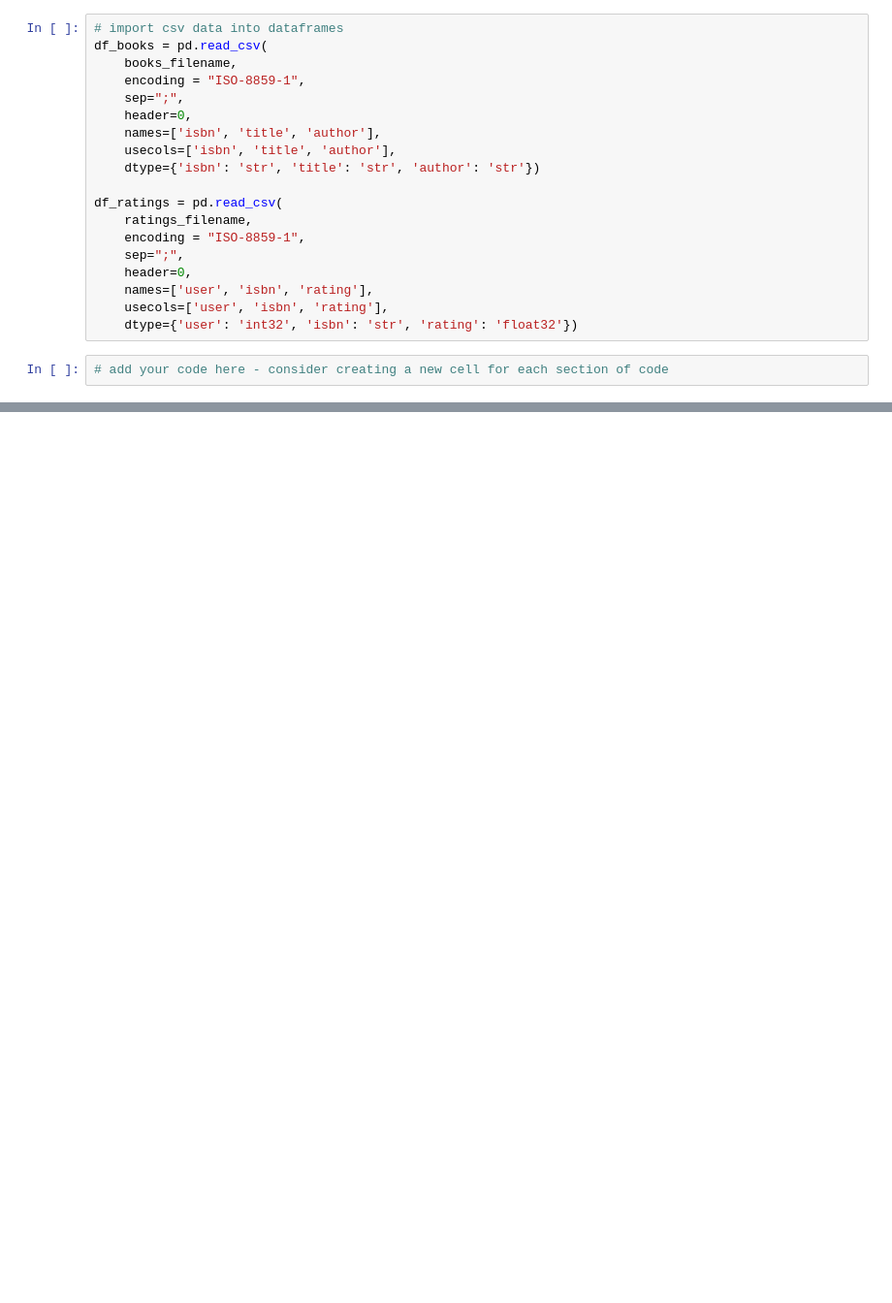
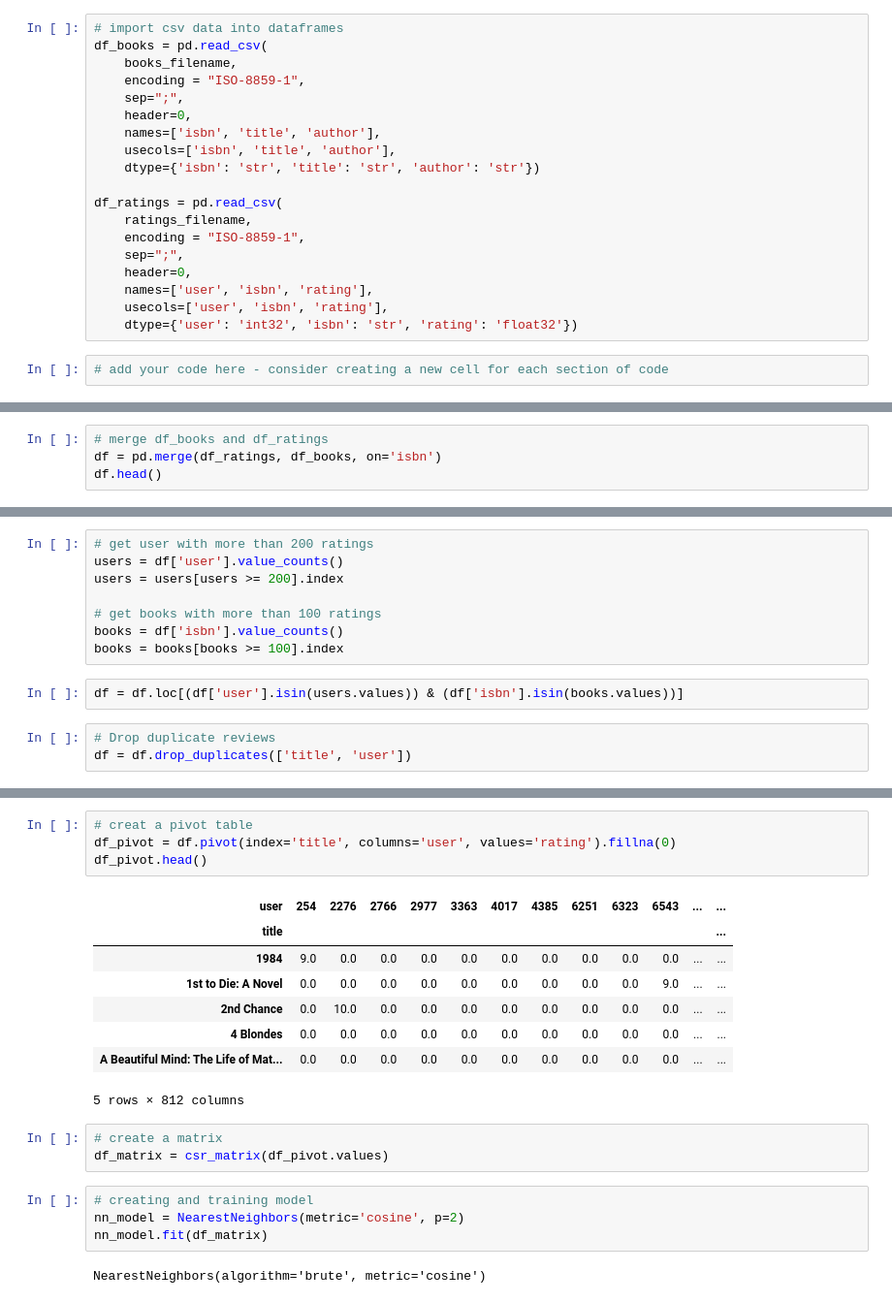
Before and after one commit to abdulganiyMK007/freeCodeCamp-Project-Files, a Jupyter notebook: fcc_book_recommendation_knn.ipynb, the cells around one changed output, grey strips where cells are left out. Shown at 97% size. Drawn from its saved outputs; the diff is of its cells as text; blank space fills up the shorter version.

```diff
--- a/fcc_book_recommendation_knn.ipynb
+++ b/fcc_book_recommendation_knn.ipynb
@@ -164,0 +55,4 @@ def get_recommends(book = ""):
+# %%
+# merge df_books and df_ratings
+df = pd.merge(df_ratings, df_books, on='isbn')
+df.head()
@@ -164,0 +70,13 @@ def get_recommends(book = ""):
+# %%
+# get user with more than 200 ratings
+users = df['user'].value_counts()
+users = users[users >= 200].index
+
+# get books with more than 100 ratings
+books = df['isbn'].value_counts()
+books = books[books >= 100].index
+# %%
+df = df.loc[(df['user'].isin(users.values)) & (df['isbn'].isin(books.values))]
+# %%
+# Drop duplicate reviews
+df = df.drop_duplicates(['title', 'user'])
@@ -164,0 +93,22 @@ def get_recommends(book = ""):
+# %%
+# creat a pivot table
+df_pivot = df.pivot(index='title', columns='user', values='rating').fillna(0)
+df_pivot.head()
+# %% [output]
+| user | 254 | 2276 | 2766 | 2977 | 3363 | 4017 | 4385 | 6251 | 6323 | 6543 | ... | ... |
+| title |  |  |  |  |  |  |  |  |  |  |  | ... |
+| 1984 | 9.0 | 0.0 | 0.0 | 0.0 | 0.0 | 0.0 | 0.0 | 0.0 | 0.0 | 0.0 | ... | ... |
+| 1st to Die: A Novel | 0.0 | 0.0 | 0.0 | 0.0 | 0.0 | 0.0 | 0.0 | 0.0 | 0.0 | 9.0 | ... | ... |
+| 2nd Chance | 0.0 | 10.0 | 0.0 | 0.0 | 0.0 | 0.0 | 0.0 | 0.0 | 0.0 | 0.0 | ... | ... |
+| 4 Blondes | 0.0 | 0.0 | 0.0 | 0.0 | 0.0 | 0.0 | 0.0 | 0.0 | 0.0 | 0.0 | ... | ... |
+| A Beautiful Mind: The Life of Mat... | 0.0 | 0.0 | 0.0 | 0.0 | 0.0 | 0.0 | 0.0 | 0.0 | 0.0 | 0.0 | ... | ... |
+5 rows × 812 columns
+# %%
+# create a matrix
+df_matrix = csr_matrix(df_pivot.values)
+# %%
+# creating and training model
+nn_model = NearestNeighbors(metric='cosine', p=2)
+nn_model.fit(df_matrix)
+# %% [output]
+NearestNeighbors(algorithm='brute', metric='cosine')
```
Also changed, not shown: parts of 21 cells of this notebook.
